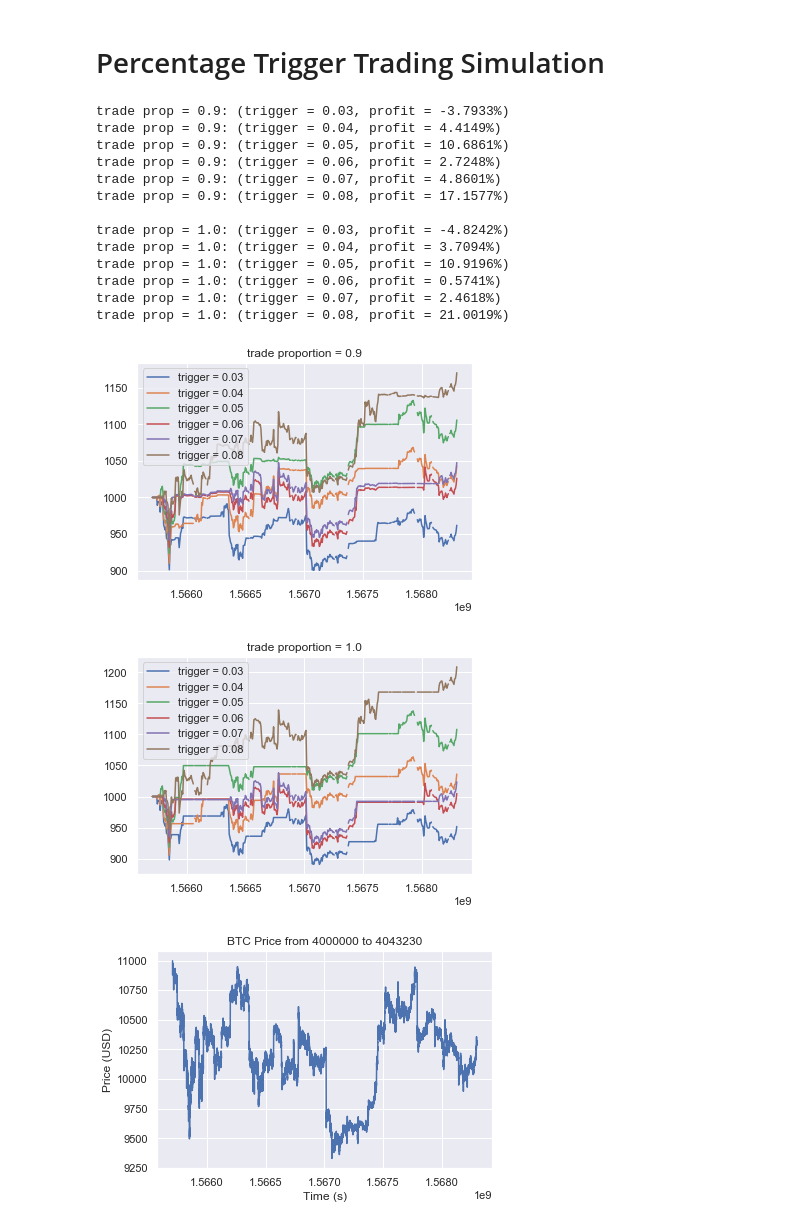
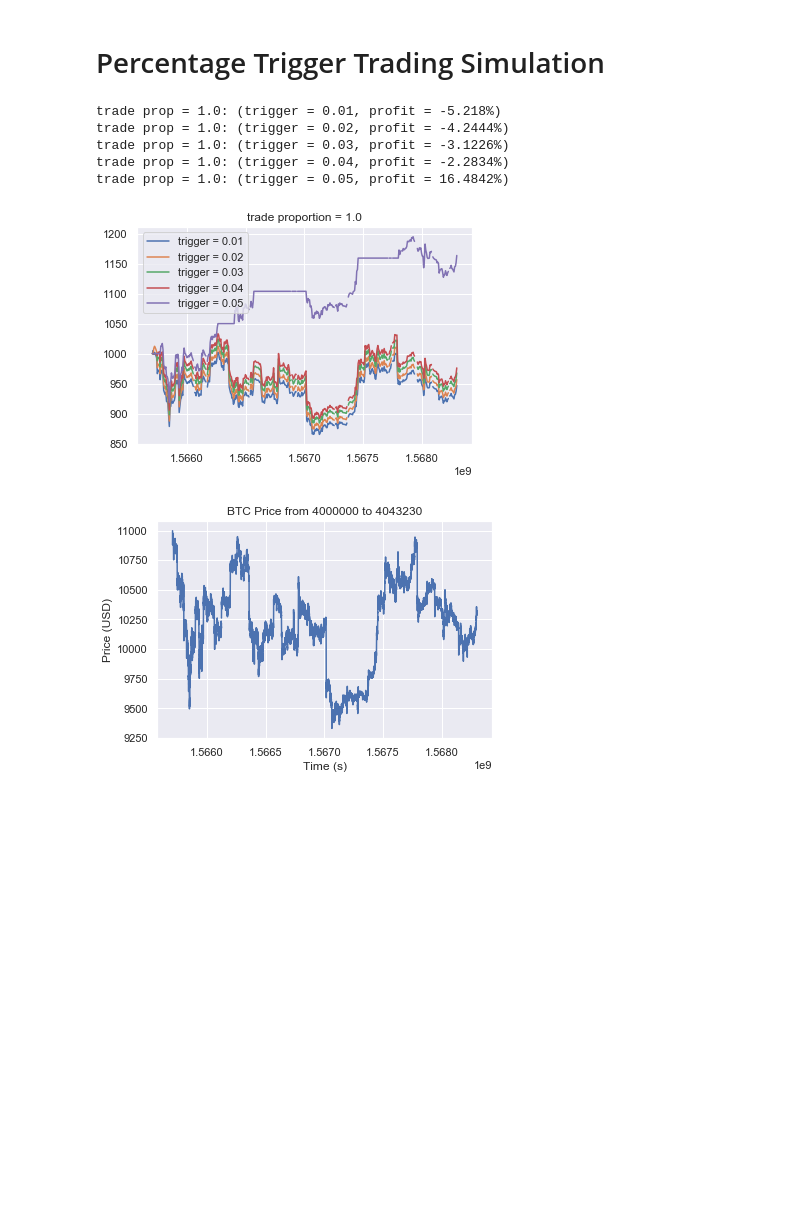
Before and after one commit to wyattgf/crypto-algo-trader, a Jupyter notebook: TradingAlgo.ipynb, the cells around one changed output. Drawn from its saved outputs; the diff is of its cells as text; code cells hidden in the pictures; blank space fills up the shorter version.

```diff
--- a/TradingAlgo.ipynb
+++ b/TradingAlgo.ipynb
@@ -205,18 +210,20 @@ time saved: 0.43370866775512695 seconds
 #For verification of accuracy of calculating moving averages
 
 a = np.array([element+.25*element for element in range(20)])
-
-
+rank = 50
+time_delta = 60
 
 start= 3 * 10**6
 end = start + minutes_in_day
 
-prev_avg, nan_offset = calc_mov_avg(50, 60, start-1)
+prev_avg, nan_offset = calc_mov_avg(rank, time_delta, start-1) # pre-processing
 for i in range(start, end):
 
-    mov_avg,a = calc_mov_avg(50,60,i)
-    eff_mov_avg, nan_offset = efficient_mov_avg(prev_avg, 50, 60,i, nan_offset)
+    mov_avg, nan = calc_mov_avg(50,60,i) # actual
 
+    eff_mov_avg, nan_offset = efficient_mov_avg(prev_avg, rank, time_delta, i, nan_offset) # approximated
     prev_avg = eff_mov_avg
-    print(f'{eff_mov_avg}, {mov_avg}')
+
+    #rounding values for display purposes, but not for error calculations
+    print(f'APPROX: {round(eff_mov_avg,4)}, ACTUAL: {round(mov_avg,4)}, ERROR: {abs((eff_mov_avg-mov_avg)/mov_avg)}%')
 # %% [output]
@@ -243,15 +250,18 @@ for i in range(start, end):
 #buy when above, sell when below
 #golden cross (50 day crosses above 200 day, bearish to bullish) vs death cross
 
-start = int(3.3 * 10**6 + 0*len(day))
-end = start + 1*len(day)
+start = int(3.004 * 10**6 + 0*len(day))
+end = start + 60*len(day)
 rank = 50
-time_delta = 60 #1, 60, 1440 for minutes, hours, days, respectively
+time_delta = 1440 #1, 60, 1440 for minutes, hours, days, respectively
+
+#end = 4857376 # TOGGLE for all data
+#start = 0 + time_delta*rank # TOGGLE for all data
 
 cash, coin, buy, sell, arr_index = (1000,0,0,0,0) # TOGGLE starting cash/coin values
 starting_wealth = cash + coin * get_curr_price(start-1) if not np.isnan(get_curr_price(start-1)) else cash
 
-prev_avg, nan_offset = calc_mov_avg(rank, time_delta, start) #preprocessing
+prev_avg, nan_offset = calc_mov_avg(rank, time_delta, start) #pre-processing
 prev_price = get_curr_price(start-1)
 
 sample_rate = 1
@@ -264,6 +274,7 @@ overall_wealth = [float] * arr_len
 buy_proportion = 1
 sell_proportion = 1
 arr_index = 0
+
 for i in range(start, end):
 
     mov_avg, nan_offset = efficient_mov_avg(prev_avg, rank, time_delta, i, nan_offset)
@@ -311,8 +322,8 @@ def calc_thresholds(index, trigger_threshold):
 start = int(4 * 10**6 + 0*len(day)) # TOGGLE for start of time period
 end = start + 30*len(day) # TOGGLE for end of time period
 
-#end = 4857376 # across all data
-#start = end - len(day) # across all data
+#end = 4857376 # TOGGLE for all data
+#start = 0 # TOGGLE for all data
 
 sample_rate = 100
 arr_len = (int((end-start) / sample_rate)) if (end-start)%sample_rate == 0 else (int((end-start) / sample_rate)+1)
@@ -322,9 +333,9 @@ cash_value_dollars = [float] * arr_len
 overall_wealth = [float] * arr_len
 
 
-buy_proportions = [el/10 for el in range(9,11)] # TOGGLE this range to allow for trading w/ different trading proportions
+buy_proportions = [el/10 for el in range(10,11)] # TOGGLE this range to allow for trading w/ different trading proportions
 
-trigger_thresholds = [el/100 for el in range(3,9)] # TOGGLE this range to allow for different percentage triggers
+trigger_thresholds = [el/100 for el in range(1,6)] # TOGGLE this range to allow for different percentage triggers
 deltas = [float] * len(trigger_thresholds) # holds percentage changes of portfolio value
 deltas_index = 0
 figure = 0
@@ -348,48 +359,39 @@ for buy_prop in buy_proportions:
 
             if curr_price >= sell_threshold: #handles NaN
                 buy+=1
                 cash, coin, succcess = execute_sell(curr_price, cash, coin, buy_prop)
-                if True:
+                if success:
                     reference_price, sell_threshold, buy_threshold = calc_thresholds(i, trigger_threshold)
 
             elif curr_price <= buy_threshold: #handles NaN
                 sell+=1
                 cash, coin, success = execute_buy(curr_price, cash, coin, buy_prop)
-                if True:
+                if success:
                     reference_price, sell_threshold, buy_threshold = calc_thresholds(i, trigger_threshold)
 
             if (i-start) % sample_rate == 0:
                 btc_value_dollars[arr_index] = coin * curr_price
                 cash_value_dollars[arr_index] = cash
                 overall_wealth[arr_index] = btc_value_dollars[arr_index] + cash
                 arr_index+=1
 
         plt.plot(df['Timestamp'][start:end:sample_rate],overall_wealth, label=f'trigger = {trigger_threshold}') # uncomment to graph different trigger thresholds
         deltas[deltas_index] = list_assets(starting_wealth, cash, coin, end, output=False)
         deltas_index+=1
 
     plt.legend(loc='best')
 
     for i in range(len(trigger_thresholds)):
         print(f'trade prop = {buy_prop}: (trigger = {trigger_thresholds[i]}, profit = {round(deltas[i],4)}%)')
     print(' ')
     figure+=1
 
 display_price_over_time_period(figure, start, end)
 # %% [output]
-trade prop = 0.9: (trigger = 0.03, profit = -3.7933%)
-trade prop = 0.9: (trigger = 0.04, profit = 4.4149%)
-trade prop = 0.9: (trigger = 0.05, profit = 10.6861%)
-trade prop = 0.9: (trigger = 0.06, profit = 2.7248%)
-trade prop = 0.9: (trigger = 0.07, profit = 4.8601%)
-trade prop = 0.9: (trigger = 0.08, profit = 17.1577%)
-
-trade prop = 1.0: (trigger = 0.03, profit = -4.8242%)
-trade prop = 1.0: (trigger = 0.04, profit = 3.7094%)
-trade prop = 1.0: (trigger = 0.05, profit = 10.9196%)
-trade prop = 1.0: (trigger = 0.06, profit = 0.5741%)
-trade prop = 1.0: (trigger = 0.07, profit = 2.4618%)
-trade prop = 1.0: (trigger = 0.08, profit = 21.0019%)
+trade prop = 1.0: (trigger = 0.01, profit = -5.218%)
+trade prop = 1.0: (trigger = 0.02, profit = -4.2444%)
+trade prop = 1.0: (trigger = 0.03, profit = -3.1226%)
+trade prop = 1.0: (trigger = 0.04, profit = -2.2834%)
+trade prop = 1.0: (trigger = 0.05, profit = 16.4842%)
-[figure, old version]
+[figure, new version]
-[figure, old version]
+[figure, new version]
-[figure, removed]
```
Also changed, not shown: parts of 12 cells of this notebook.
